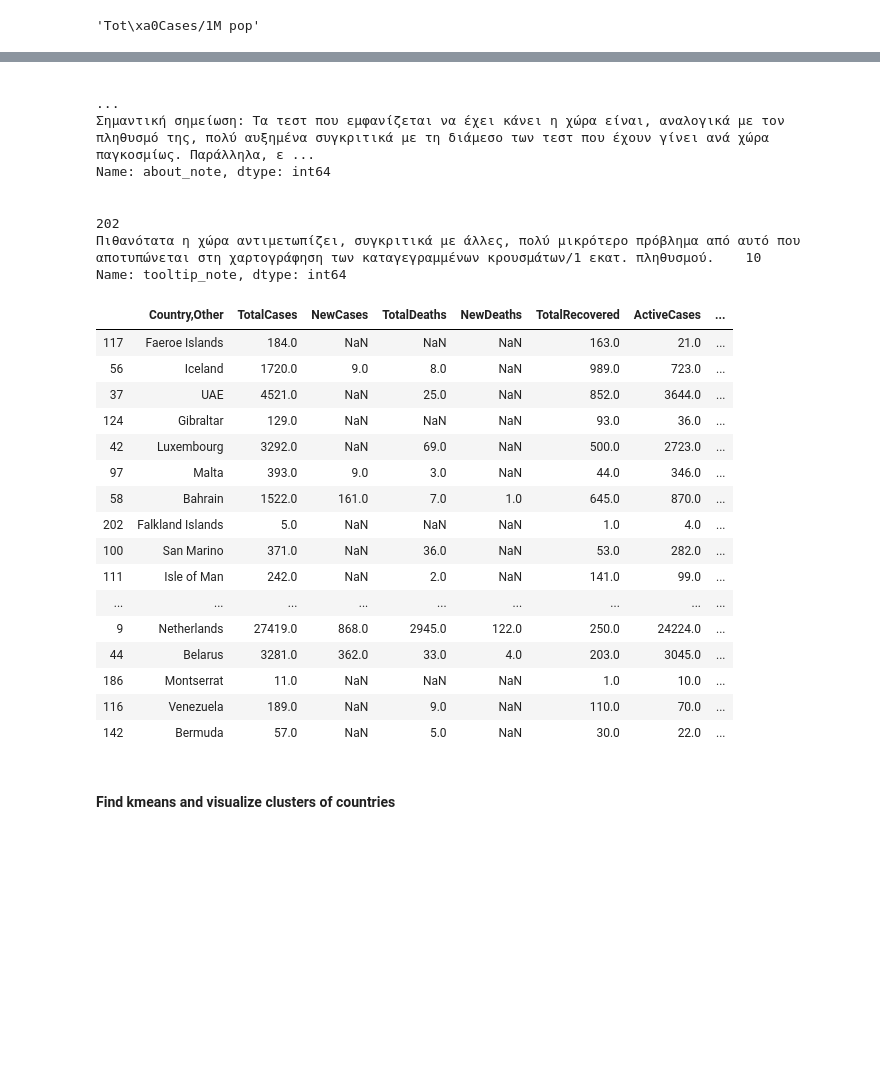
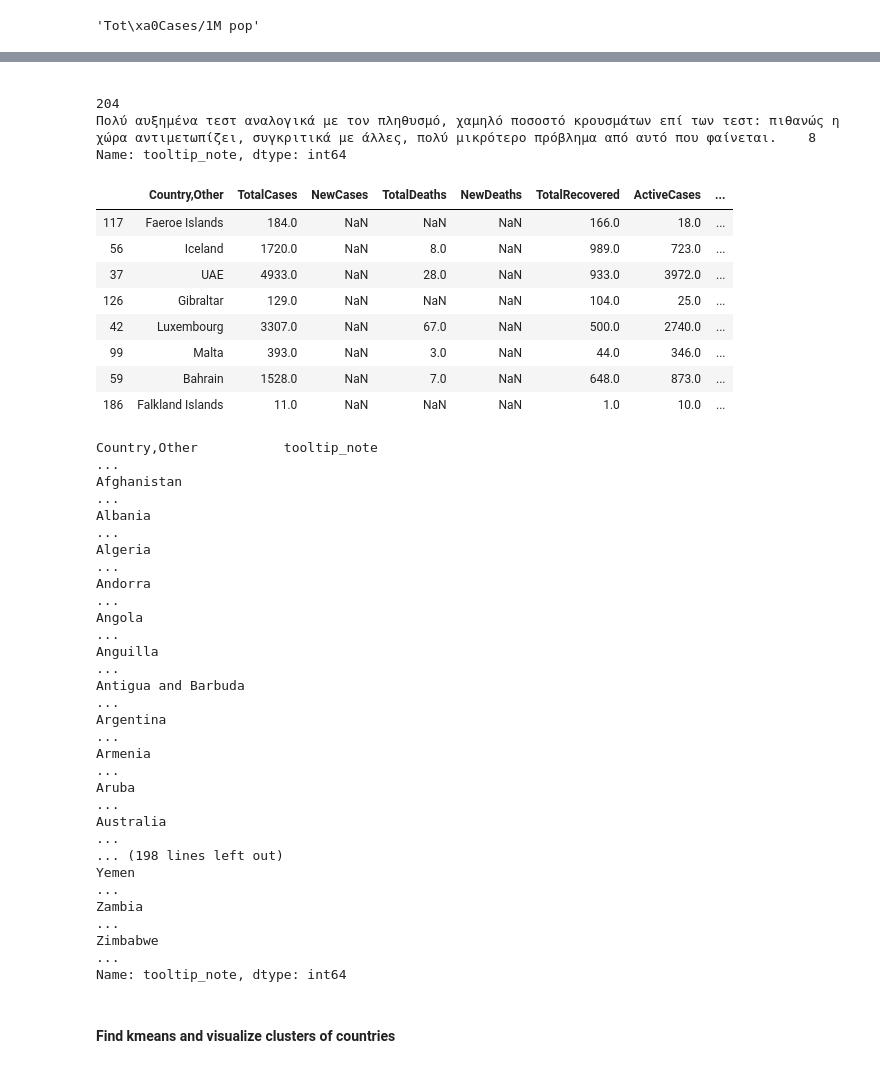
Before and after one commit to kellykiki/COVID19, a Jupyter notebook: COVID19-TESTING & CASES RATIOS.ipynb, the cells around one changed output, grey strips where cells are left out. Drawn from its saved outputs; the diff is of its cells as text; code cells hidden in the pictures; blank space fills up the shorter version.

Commit message:
Update COVID19-TESTING & CASES RATIOS.ipynb
upd

```diff
--- a/COVID19-TESTING & CASES RATIOS.ipynb
+++ b/COVID19-TESTING & CASES RATIOS.ipynb
@@ -53,7 +53,7 @@ wom = wom.rename(columns={wom.columns[8]:'Total Cases/1M pop'})
 wom['TotalCases'] = wom['TotalCases'].str.replace(',','')
 wom['NewCases'] = wom['NewCases'].str.replace(',','')
 wom['TotalDeaths'] = wom['TotalDeaths'].str.replace(',','')
-wom['NewDeaths'] = wom['NewDeaths'].str.replace(',','')
+# wom['NewDeaths'] = wom['NewDeaths'].str.replace(',','')
 wom['TotalRecovered'] = wom['TotalRecovered'].str.replace(',','')
 wom['ActiveCases'] = wom['ActiveCases'].str.replace(',','')
 wom['Serious,Critical'] = wom['Serious,Critical'].str.replace(',','')
@@ -65,7 +65,7 @@ wom['Tests/ 1M pop'] = wom['Tests/ 1M pop'].str.replace(',','')
 wom['TotalCases'] = wom['TotalCases'].astype(float)
 wom['NewCases'] = wom['NewCases'].astype(float)
 wom['TotalDeaths'] = wom['TotalDeaths'].astype(float)
-wom['NewDeaths'] = wom['NewDeaths'].astype(float)
+# wom['NewDeaths'] = wom['NewDeaths'].astype(float)
 wom['TotalRecovered'] = wom['TotalRecovered'].astype(float)
 wom['ActiveCases'] = wom['ActiveCases'].astype(float)
 wom['Serious,Critical'] = wom['Serious,Critical'].astype(float)
@@ -117,38 +117,44 @@ wom['about_note'] = np.select(conditions, choices1, default='')
 wom['tooltip_note'] = np.select(conditions, choices2, default='')
 wom['testing_high'] = np.select(conditions, choices3, default='')
 wom['cases_rate_low'] = np.select(conditions, choices3, default='')
-# %%
-wom['about_note'].value_counts(dropna=False)
-# %% [output]
-                                                                                                                                                                                                         ...
-Σημαντική σημείωση: Τα τεστ που εμφανίζεται να έχει κάνει η χώρα είναι, αναλογικά με τον πληθυσμό της, πολύ αυξημένα συγκριτικά με τη διάμεσο των τεστ που έχουν γίνει ανά χώρα παγκοσμίως. Παράλληλα, ε ...
-Name: about_note, dtype: int64
 # %%
 wom['tooltip_note'].value_counts(dropna=False)
 # %% [output]
-                                                                                                                                                                              202
-Πιθανότατα η χώρα αντιμετωπίζει, συγκριτικά με άλλες, πολύ μικρότερο πρόβλημα από αυτό που αποτυπώνεται στη χαρτογράφηση των καταγεγραμμένων κρουσμάτων/1 εκατ. πληθυσμού.    10
+                                                                                                                                                                                           204
+Πολύ αυξημένα τεστ αναλογικά με τον πληθυσμό, χαμηλό ποσοστό κρουσμάτων επί των τεστ: πιθανώς η χώρα αντιμετωπίζει, συγκριτικά με άλλες, πολύ μικρότερο πρόβλημα από αυτό που φαίνεται.    8
 Name: tooltip_note, dtype: int64
 # %%
-wom.sort_values(by='testing_median_diff_pct',ascending=False).head(50)
+wom.sort_values(by='testing_median_diff_pct',ascending=False).head(8)
 # %% [output]
 |  | Country,Other | TotalCases | NewCases | TotalDeaths | NewDeaths | TotalRecovered | ActiveCases | ... |
-| 117 | Faeroe Islands | 184.0 | NaN | NaN | NaN | 163.0 | 21.0 | ... |
-| 56 | Iceland | 1720.0 | 9.0 | 8.0 | NaN | 989.0 | 723.0 | ... |
-| 37 | UAE | 4521.0 | NaN | 25.0 | NaN | 852.0 | 3644.0 | ... |
-| 124 | Gibraltar | 129.0 | NaN | NaN | NaN | 93.0 | 36.0 | ... |
-| 42 | Luxembourg | 3292.0 | NaN | 69.0 | NaN | 500.0 | 2723.0 | ... |
-| 97 | Malta | 393.0 | 9.0 | 3.0 | NaN | 44.0 | 346.0 | ... |
-| 58 | Bahrain | 1522.0 | 161.0 | 7.0 | 1.0 | 645.0 | 870.0 | ... |
-| 202 | Falkland Islands | 5.0 | NaN | NaN | NaN | 1.0 | 4.0 | ... |
-| 100 | San Marino | 371.0 | NaN | 36.0 | NaN | 53.0 | 282.0 | ... |
-| 111 | Isle of Man | 242.0 | NaN | 2.0 | NaN | 141.0 | 99.0 | ... |
-| ... | ... | ... | ... | ... | ... | ... | ... | ... |
-| 9 | Netherlands | 27419.0 | 868.0 | 2945.0 | 122.0 | 250.0 | 24224.0 | ... |
-| 44 | Belarus | 3281.0 | 362.0 | 33.0 | 4.0 | 203.0 | 3045.0 | ... |
-| 186 | Montserrat | 11.0 | NaN | NaN | NaN | 1.0 | 10.0 | ... |
-| 116 | Venezuela | 189.0 | NaN | 9.0 | NaN | 110.0 | 70.0 | ... |
-| 142 | Bermuda | 57.0 | NaN | 5.0 | NaN | 30.0 | 22.0 | ... |
+| 117 | Faeroe Islands | 184.0 | NaN | NaN | NaN | 166.0 | 18.0 | ... |
+| 56 | Iceland | 1720.0 | NaN | 8.0 | NaN | 989.0 | 723.0 | ... |
+| 37 | UAE | 4933.0 | NaN | 28.0 | NaN | 933.0 | 3972.0 | ... |
+| 126 | Gibraltar | 129.0 | NaN | NaN | NaN | 104.0 | 25.0 | ... |
+| 42 | Luxembourg | 3307.0 | NaN | 67.0 | NaN | 500.0 | 2740.0 | ... |
+| 99 | Malta | 393.0 | NaN | 3.0 | NaN | 44.0 | 346.0 | ... |
+| 59 | Bahrain | 1528.0 | NaN | 7.0 | NaN | 648.0 | 873.0 | ... |
+| 186 | Falkland Islands | 11.0 | NaN | NaN | NaN | 1.0 | 10.0 | ... |
+# %%
+wom[wom['tooltip_note'].notnull()].groupby(['Country,Other','tooltip_note']).tooltip_note.value_counts(ascending=False)
+# %% [output]
+Country,Other           tooltip_note                                                                                                                                                                     ...
+Afghanistan                                                                                                                                                                                              ...
+Albania                                                                                                                                                                                                  ...
+Algeria                                                                                                                                                                                                  ...
+Andorra                                                                                                                                                                                                  ...
+Angola                                                                                                                                                                                                   ...
+Anguilla                                                                                                                                                                                                 ...
+Antigua and Barbuda                                                                                                                                                                                      ...
+Argentina                                                                                                                                                                                                ...
+Armenia                                                                                                                                                                                                  ...
+Aruba                                                                                                                                                                                                    ...
+Australia                                                                                                                                                                                                ...
+... (198 lines left out)
+Yemen                                                                                                                                                                                                    ...
+Zambia                                                                                                                                                                                                   ...
+Zimbabwe                                                                                                                                                                                                 ...
+Name: tooltip_note, dtype: int64
 # %% [markdown]
 #### Find kmeans and visualize clusters of countries
 # %%
```
Also changed, not shown: parts of 5 cells of this notebook.
